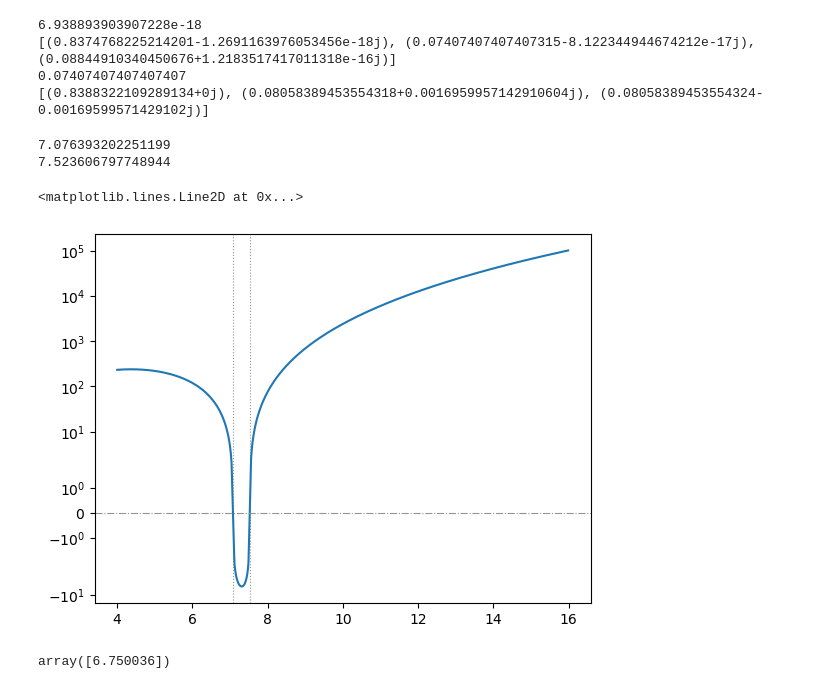
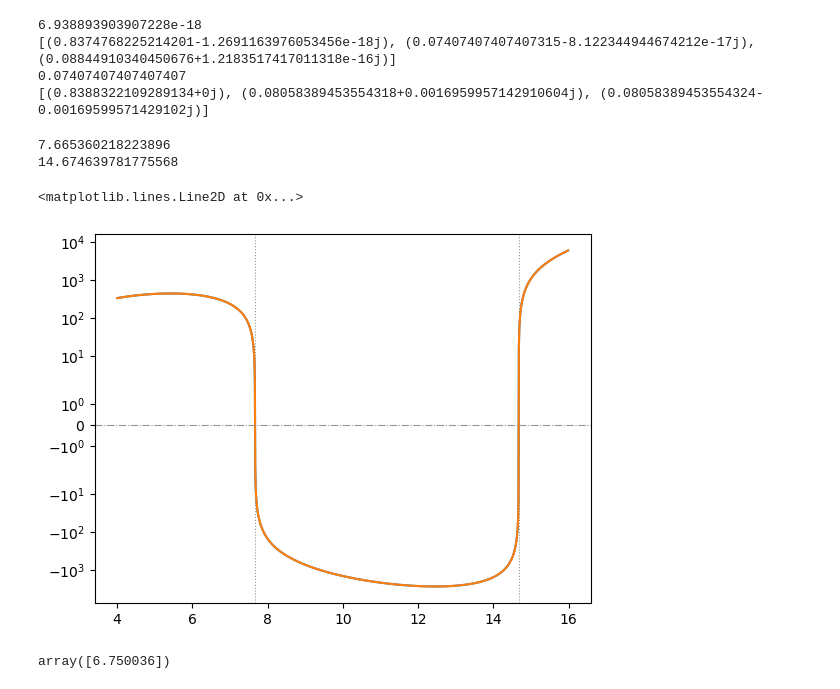
Before and after one commit to dmarchp/TFM_code, a Jupyter notebook: det_sols_f0_as_pi/non_lin_rec_two_sites.ipynb, the cells around one changed output. Saved outputs shown, nothing was run; the diff lists cells and outputs as text; code cells hidden in the pictures.

```diff
--- a/det_sols_f0_as_pi/non_lin_rec_two_sites.ipynb
+++ b/det_sols_f0_as_pi/non_lin_rec_two_sites.ipynb
@@ -583,35 +608,37 @@ print(rhom)
 # %%
 fig, ax = plt.subplots()
 
-r, pi = 1, 0.05
+r, pi = 1, 0.02
 ls = np.arange(4.0,16.0, 0.01)
 
 # r, pi = 1, 0.062499
 # ls = np.arange(6.5,7.2, 0.0000005)
 
 # delta0, delta1 = poly3_rho_m0_deltas(r, ls, pi)
 # radicand = delta1**2 - 4*delta0**3
 radicand = poly3_rho_m0_deltas_sqrt(ls, r, pi)
+radicand2 = poly2_rho_m0_deltas_sqrt(ls, r, pi)
 
-# root = bisect(poly3_rho_m0_deltas_sqrt, 5, 10, args=(r, pi)) # pi = 0.02
-root = bisect(poly3_rho_m0_deltas_sqrt, 7, 7.11, args=(r, pi)) # pi = 0.05
+root = bisect(poly3_rho_m0_deltas_sqrt, 5, 10, args=(r, pi)) # pi = 0.02
+# root = bisect(poly3_rho_m0_deltas_sqrt, 7, 7.11, args=(r, pi)) # pi = 0.05
 print(root)
 ax.axvline(root, 0, 1, ls=':', lw=0.8, color='xkcd:gray')
 
-# root = bisect(poly3_rho_m0_deltas_sqrt, 10, 16, args=(r, pi))
-root = bisect(poly3_rho_m0_deltas_sqrt, 7.48, 7.8, args=(r, pi))
+root = bisect(poly3_rho_m0_deltas_sqrt, 10, 16, args=(r, pi))
+# root = bisect(poly3_rho_m0_deltas_sqrt, 7.48, 7.8, args=(r, pi))
 print(root)
 ax.axvline(root, 0, 1, ls=':', lw=0.8, color='xkcd:gray')
 
 
 ax.set(yscale='symlog')
 ax.plot(ls, radicand)
+ax.plot(ls, radicand2)
 ax.axhline(0.0, ls='-.', lw=0.8, color='xkcd:gray')
 # %% [output]
-7.076393202251199
-7.523606797748944
+7.665360218223896
+14.674639781775568
 <matplotlib.lines.Line2D at 0x...>
-[figure, old version]
+[figure, new version]
 # %%
 ls[radicand <= 0]
 # %% [output]
```
Also changed, not shown: parts of 11 cells of this notebook, 1 other file.
